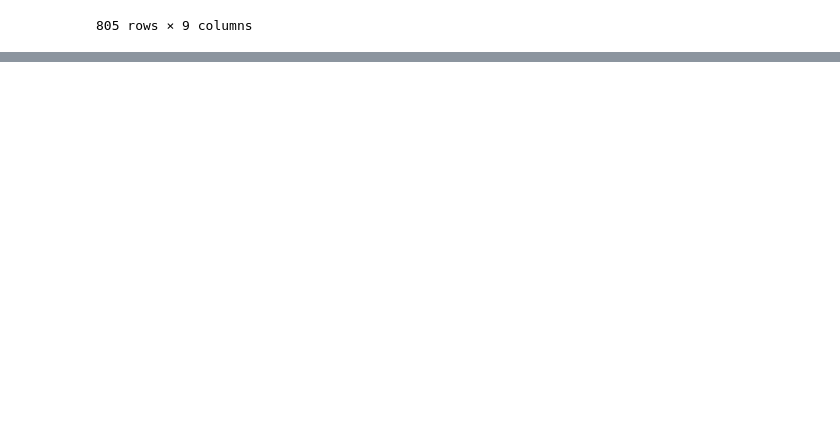
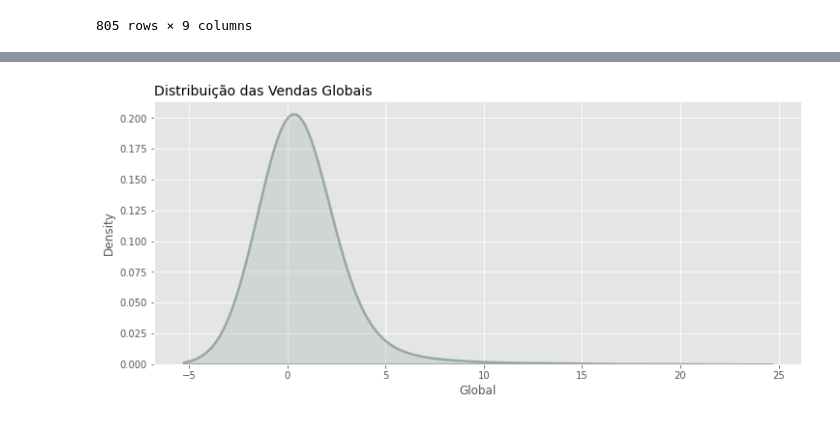
Before and after one commit to JardelSilva-86/Python-para-An-lise-de-Dados, a Jupyter notebook: Projeto_4_Mercado_de_Games.ipynb, the cells around one changed output, grey strips where cells are left out. Saved outputs shown, nothing was run; the diff lists cells and outputs as text; code cells hidden in the pictures; blank space fills up the shorter version.

```diff
--- a/Projeto_4_Mercado_de_Games.ipynb
+++ b/Projeto_4_Mercado_de_Games.ipynb
@@ -154,5 +154,7 @@ dados.loc[ ( dados['Year'] != 2019 ) & ( dados['Year'] != 2020 ) ]
 805 rows × 9 columns
 # %%
 # Verificando os valores únicos da coluna Year
-dados.loc[ ( dados['Year'] != 2019 ) & (dados['Year'] != 2020 ) ]['Year'].unique()
+dados = dados.loc[ ( dados['Year'] != 2019 ) & (dados['Year'] != 2020 ) ]
+
+dados.head()
 # %% [output]
@@ -159,0 +167,14 @@ array([2014., 2015., 2018., 2017., 2016., 2013.])
+# %%
+# Tamanho da plotagem
+plt.figure( figsize=(12,5) )
+
+# Estilo
+plt .style.use('ggplot')
+
+# Título
+plt.title( "Distribuição das Vendas Globais", loc='left', fontsize=14 )
+
+# Plotagem
+sns.kdeplot( dados['Global'], shade=True, bw=1, color='#96a8a8', linewidth=2.5 );
+# %% [output]
+[figure, added]
```
Also changed, not shown: parts of 1 cell of this notebook.
